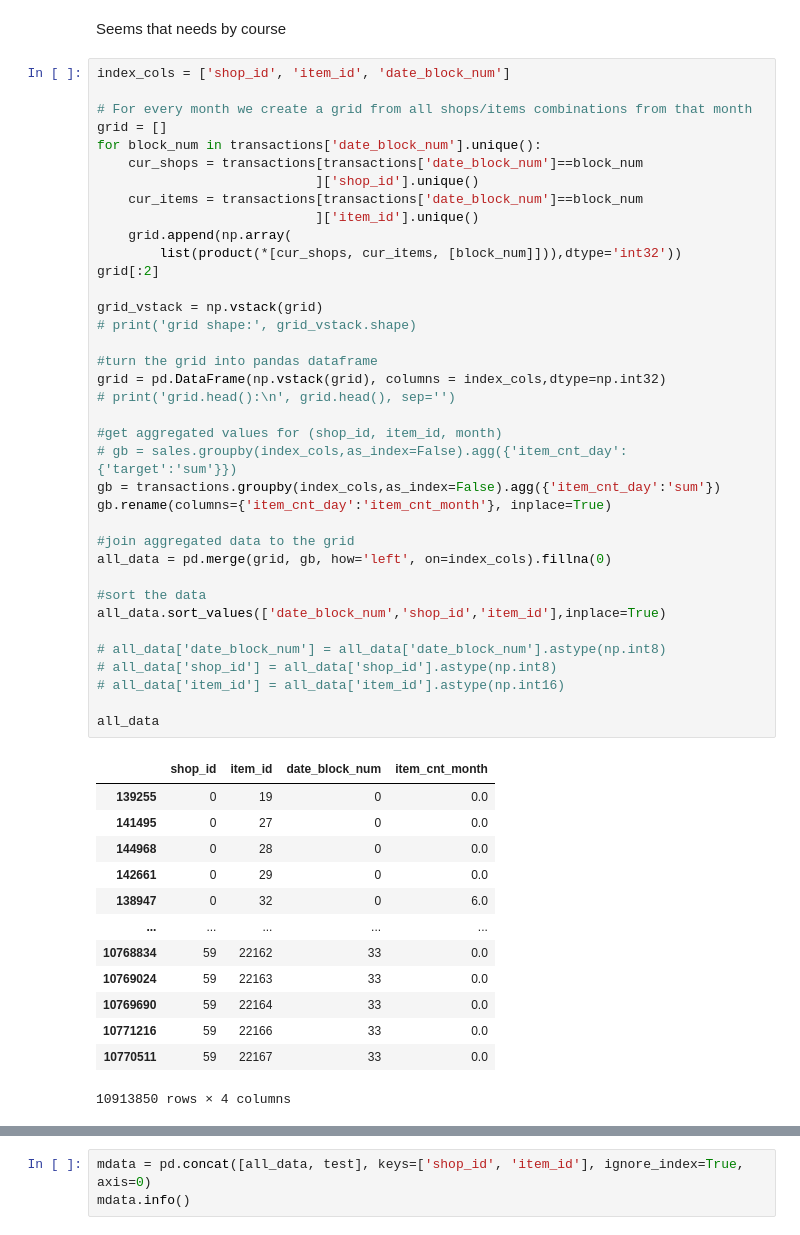
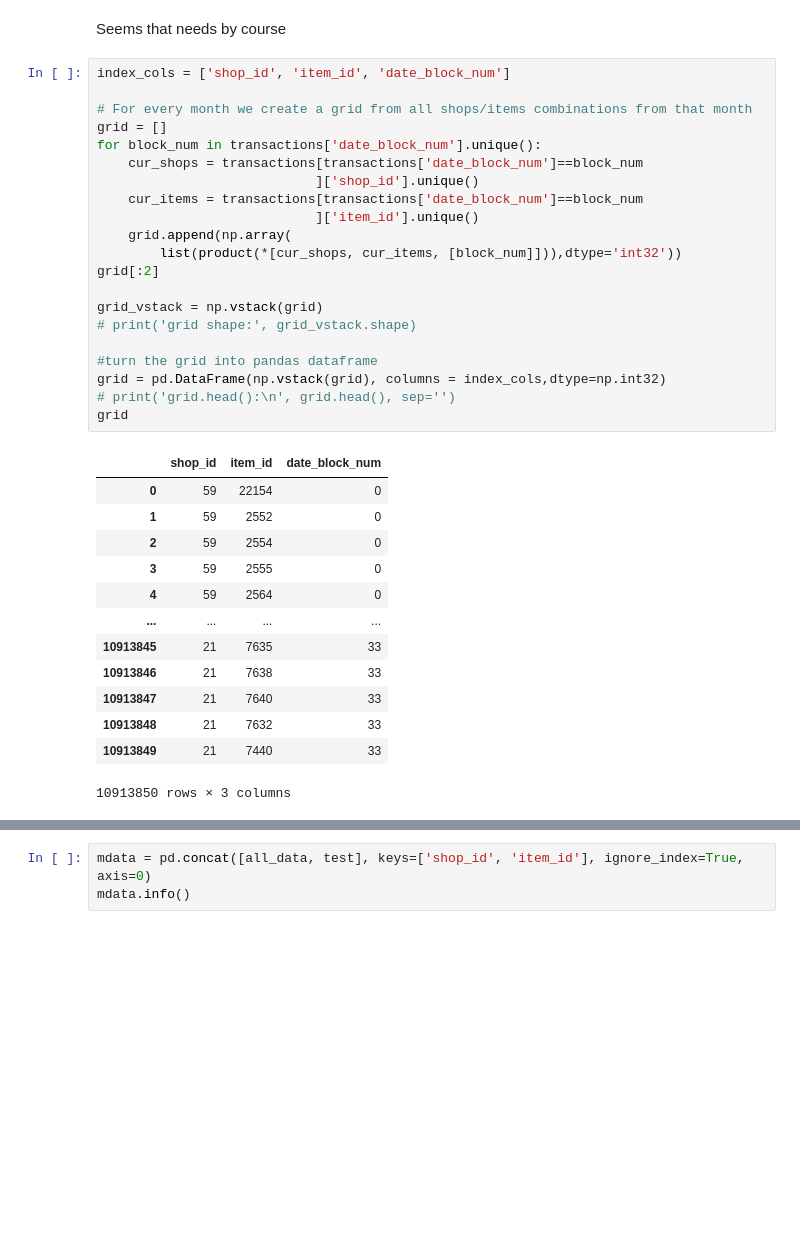
Before and after one commit to ddmitry80/coursera_how_to_win_kaggle, a Jupyter notebook: Final_project/Coursera_Kaggle_Project.ipynb, the cells around one changed output, grey strips where cells are left out. Drawn from its saved outputs; the diff is of its cells as text; blank space fills up the shorter version.

```diff
--- a/Final_project/Coursera_Kaggle_Project.ipynb
+++ b/Final_project/Coursera_Kaggle_Project.ipynb
@@ -263,51 +255,35 @@ Seems that needs by course
 # %%
 index_cols = ['shop_id', 'item_id', 'date_block_num']
 
 # For every month we create a grid from all shops/items combinations from that month
 grid = []
 for block_num in transactions['date_block_num'].unique():
     cur_shops = transactions[transactions['date_block_num']==block_num
                             ]['shop_id'].unique()
     cur_items = transactions[transactions['date_block_num']==block_num
                             ]['item_id'].unique()
     grid.append(np.array(
         list(product(*[cur_shops, cur_items, [block_num]])),dtype='int32'))
 grid[:2]
 
 grid_vstack = np.vstack(grid)
 # print('grid shape:', grid_vstack.shape)
 
 #turn the grid into pandas dataframe
 grid = pd.DataFrame(np.vstack(grid), columns = index_cols,dtype=np.int32)
 # print('grid.head():\n', grid.head(), sep='')
-
-#get aggregated values for (shop_id, item_id, month)
-# gb = sales.groupby(index_cols,as_index=False).agg({'item_cnt_day':{'target':'sum'}})
-gb = transactions.groupby(index_cols,as_index=False).agg({'item_cnt_day':'sum'})
-gb.rename(columns={'item_cnt_day':'item_cnt_month'}, inplace=True)
-
-#join aggregated data to the grid
-all_data = pd.merge(grid, gb, how='left', on=index_cols).fillna(0)
-
-#sort the data
-all_data.sort_values(['date_block_num','shop_id','item_id'],inplace=True)
-
-# all_data['date_block_num'] = all_data['date_block_num'].astype(np.int8)
-# all_data['shop_id'] = all_data['shop_id'].astype(np.int8)
-# all_data['item_id'] = all_data['item_id'].astype(np.int16)
-
-all_data
+grid
 # %% [output]
-|  | shop_id | item_id | date_block_num | item_cnt_month |
-| 139255 | 0 | 19 | 0 | 0.0 |
-| 141495 | 0 | 27 | 0 | 0.0 |
-| 144968 | 0 | 28 | 0 | 0.0 |
-| 142661 | 0 | 29 | 0 | 0.0 |
-| 138947 | 0 | 32 | 0 | 6.0 |
-| ... | ... | ... | ... | ... |
-| 10768834 | 59 | 22162 | 33 | 0.0 |
-| 10769024 | 59 | 22163 | 33 | 0.0 |
-| 10769690 | 59 | 22164 | 33 | 0.0 |
-| 10771216 | 59 | 22166 | 33 | 0.0 |
-| 10770511 | 59 | 22167 | 33 | 0.0 |
+|  | shop_id | item_id | date_block_num |
+| 0 | 59 | 22154 | 0 |
+| 1 | 59 | 2552 | 0 |
+| 2 | 59 | 2554 | 0 |
+| 3 | 59 | 2555 | 0 |
+| 4 | 59 | 2564 | 0 |
+| ... | ... | ... | ... |
+| 10913845 | 21 | 7635 | 33 |
+| 10913846 | 21 | 7638 | 33 |
+| 10913847 | 21 | 7640 | 33 |
+| 10913848 | 21 | 7632 | 33 |
+| 10913849 | 21 | 7440 | 33 |
-10913850 rows × 4 columns
+10913850 rows × 3 columns
```
Also changed, not shown: parts of 3 cells of this notebook, 1 other file.
